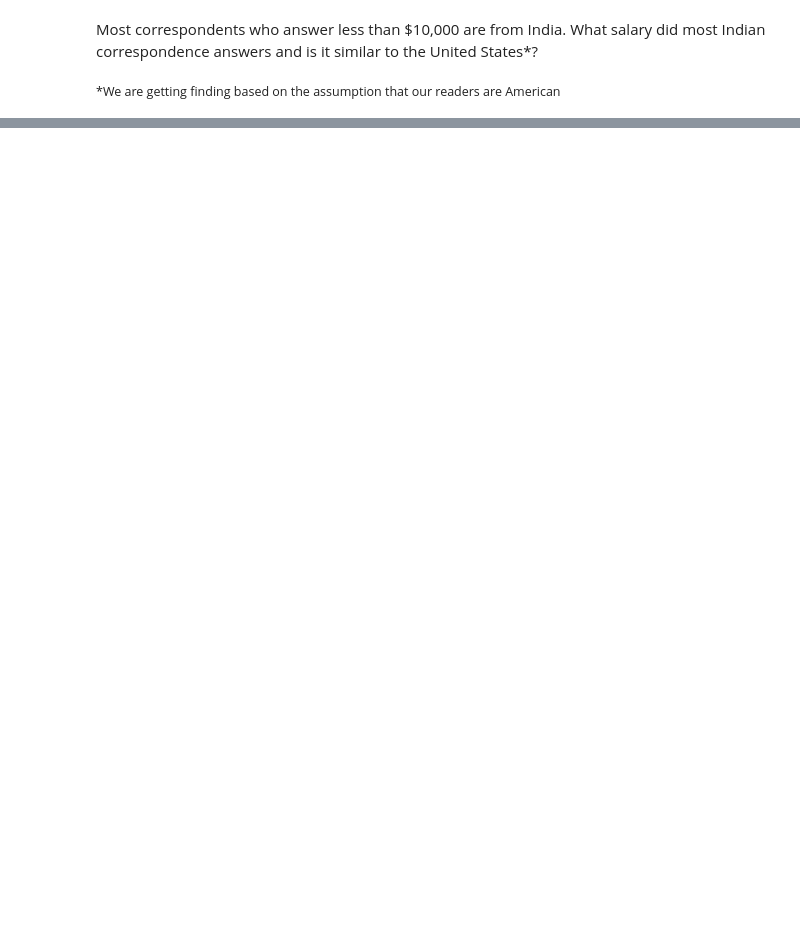
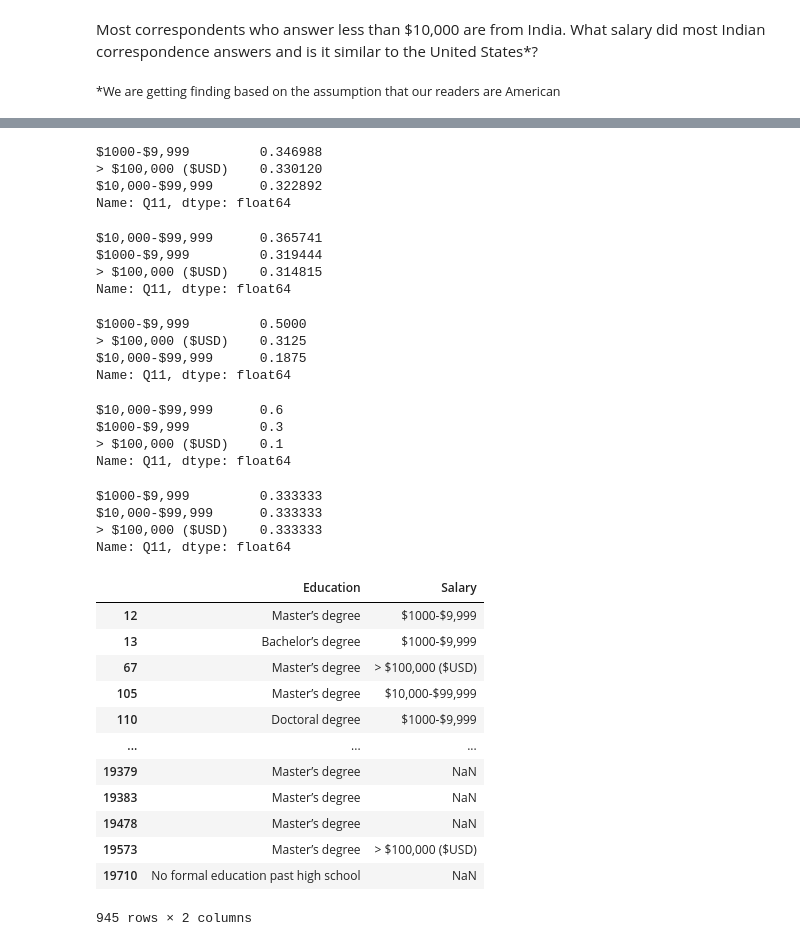
Before and after one commit to beckah/Data-Science-Blog-Post, a Jupyter notebook: HowToBeSuccessful.ipynb, the cells around one changed output, grey strips where cells are left out. Drawn from its saved outputs; the diff is of its cells as text; code cells hidden in the pictures; blank space fills up the shorter version.

```diff
--- a/HowToBeSuccessful.ipynb
+++ b/HowToBeSuccessful.ipynb
@@ -63,0 +173,57 @@ ds_df.Q3.value_counts(normalize=True)
+# %%
+print(ds_df[ds_df.Q4 == 'Master’s degree'].Q11.value_counts(normalize=True))
+# %% [output]
+$1000-$9,999         0.346988
+> $100,000 ($USD)    0.330120
+$10,000-$99,999      0.322892
+Name: Q11, dtype: float64
+# %%
+print(ds_df[ds_df.Q4 == 'Doctoral degree'].Q11.value_counts(normalize=True))
+# %% [output]
+$10,000-$99,999      0.365741
+$1000-$9,999         0.319444
+> $100,000 ($USD)    0.314815
+Name: Q11, dtype: float64
+# %%
+print(ds_df[ds_df.Q4 == 'Some college/university study without earning a bachelor’s degree'].Q11.value_counts(normalize=True))
+# %% [output]
+$1000-$9,999         0.5000
+> $100,000 ($USD)    0.3125
+$10,000-$99,999      0.1875
+Name: Q11, dtype: float64
+# %%
+print(ds_df[ds_df.Q4 == 'Professional degree'].Q11.value_counts(normalize=True))
+# %% [output]
+$10,000-$99,999      0.6
+$1000-$9,999         0.3
+> $100,000 ($USD)    0.1
+Name: Q11, dtype: float64
+# %%
+print(ds_df[ds_df.Q4 == 'I prefer not to answer'].Q11.value_counts(normalize=True))
+# %% [output]
+$1000-$9,999         0.333333
+$10,000-$99,999      0.333333
+> $100,000 ($USD)    0.333333
+Name: Q11, dtype: float64
+# %%
+# Filter dataframe so that it only includes education and salary fields
+
+filtered_df = ds_df[['Q4', 'Q11']]
+mapping = { filtered_df.columns[0]:'Education', filtered_df.columns[1]: 'Salary' }
+filtered_df = filtered_df.rename(columns=mapping)
+
+filtered_df
+# %% [output]
+|  | Education | Salary |
+| 12 | Master’s degree | $1000-$9,999 |
+| 13 | Bachelor’s degree | $1000-$9,999 |
+| 67 | Master’s degree | > $100,000 ($USD) |
+| 105 | Master’s degree | $10,000-$99,999 |
+| 110 | Doctoral degree | $1000-$9,999 |
+| ... | ... | ... |
+| 19379 | Master’s degree | NaN |
+| 19383 | Master’s degree | NaN |
+| 19478 | Master’s degree | NaN |
+| 19573 | Master’s degree | > $100,000 ($USD) |
+| 19710 | No formal education past high school | NaN |
+945 rows × 2 columns
```
Also changed, not shown: parts of 17 cells of this notebook.
